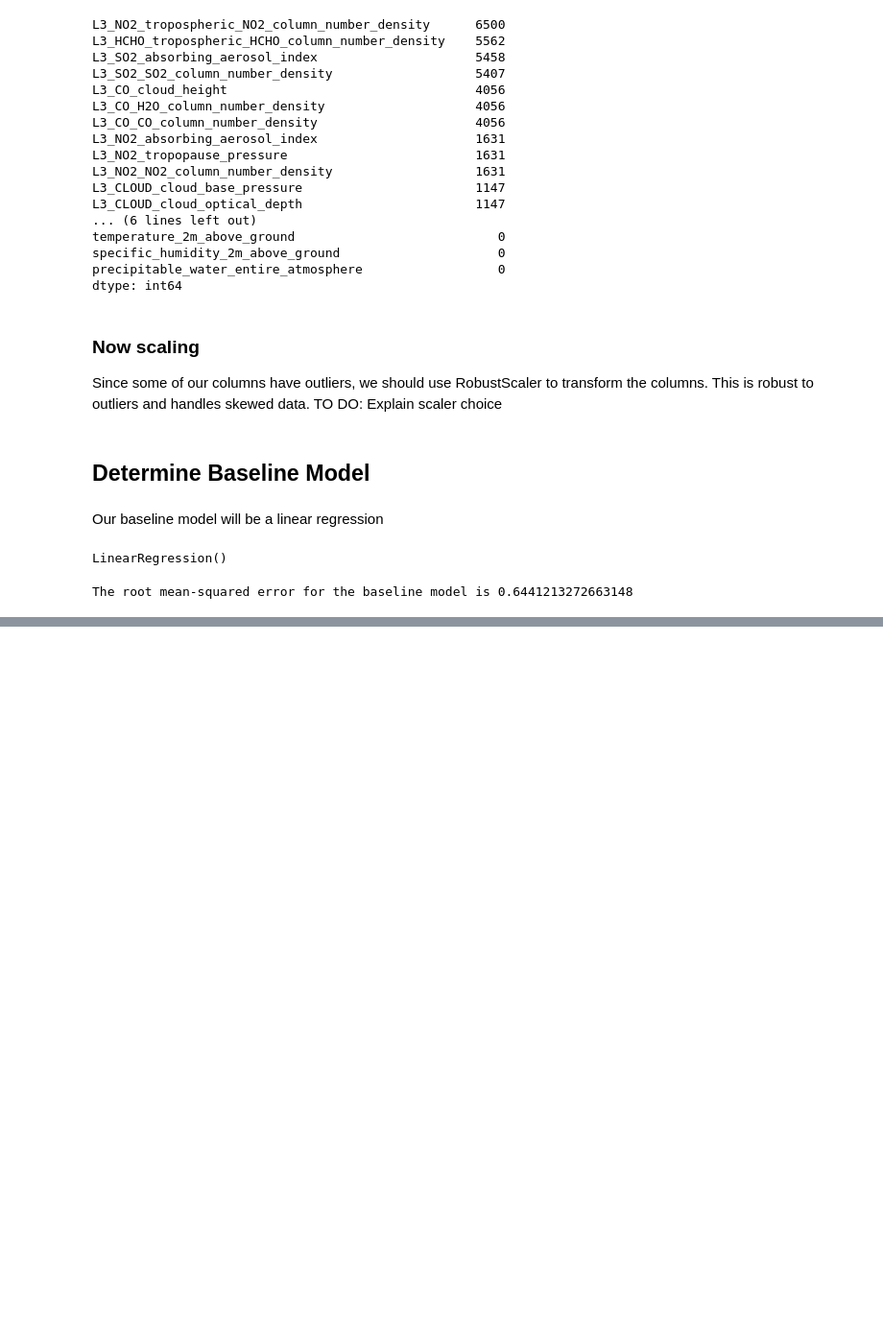
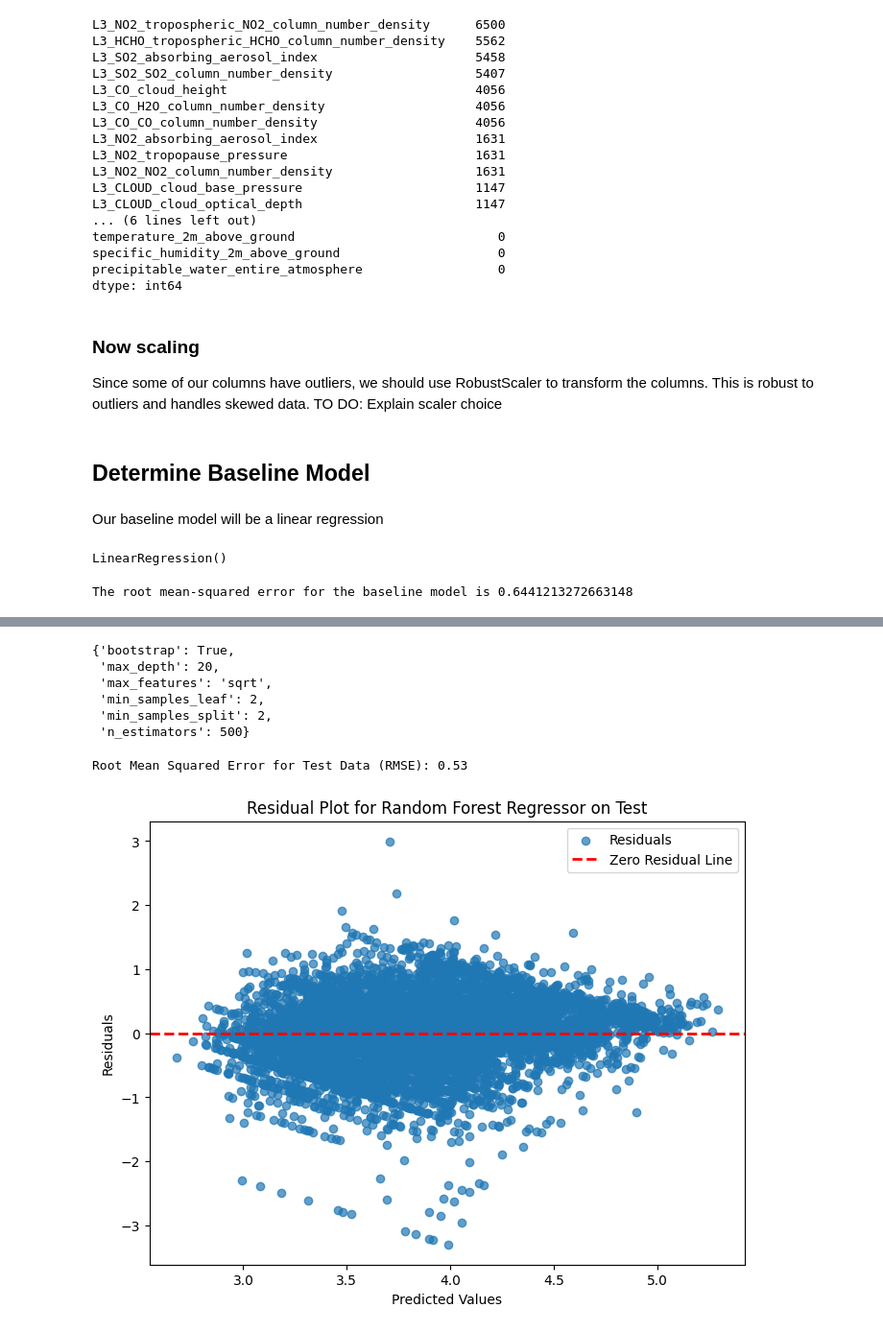
Before and after one commit to hannahdoyal/ml-project-air-pollution, a Jupyter notebook: working_notebook_regression.ipynb, the cells around one changed output, grey strips where cells are left out. Shown at 96% size. Drawn from its saved outputs; the diff is of its cells as text; code cells hidden in the pictures; blank space fills up the shorter version.

```diff
--- a/working_notebook_regression.ipynb
+++ b/working_notebook_regression.ipynb
@@ -532,0 +713,32 @@ The root mean-squared error for the baseline model is 0.6441213272663148
+# %%
+rf_gs.best_params_
+# %% [output]
+{'bootstrap': True,
+ 'max_depth': 20,
+ 'max_features': 'sqrt',
+ 'min_samples_leaf': 2,
+ 'min_samples_split': 2,
+ 'n_estimators': 500}
+# %%
+rf_gs_best = rf_gs.best_estimator_
+# %%
+rf_gs_preds = rf_gs_best.predict(X_test_fe)
+# %%
+rmse = np.sqrt(mean_squared_error(y_test, rf_gs_preds))
+print(f"Root Mean Squared Error for Test Data (RMSE): {rmse:.2f}")
+
+# Calculate residuals
+rf_gs_residuals = y_test - rf_gs_preds
+
+# Plot the residuals
+plt.figure(figsize=(8, 6))
+plt.scatter(rf_gs_preds, rf_gs_residuals, alpha=0.7, label="Residuals")
+plt.axhline(y=0, color='red', linestyle='--', linewidth=2, label="Zero Residual Line")
+plt.xlabel("Predicted Values")
+plt.ylabel("Residuals")
+plt.title("Residual Plot for Random Forest Regressor on Test")
+plt.legend()
+plt.show()
+# %% [output]
+Root Mean Squared Error for Test Data (RMSE): 0.53
+[figure, added]
```
Also changed, not shown: parts of 11 cells of this notebook, 2 other files.
